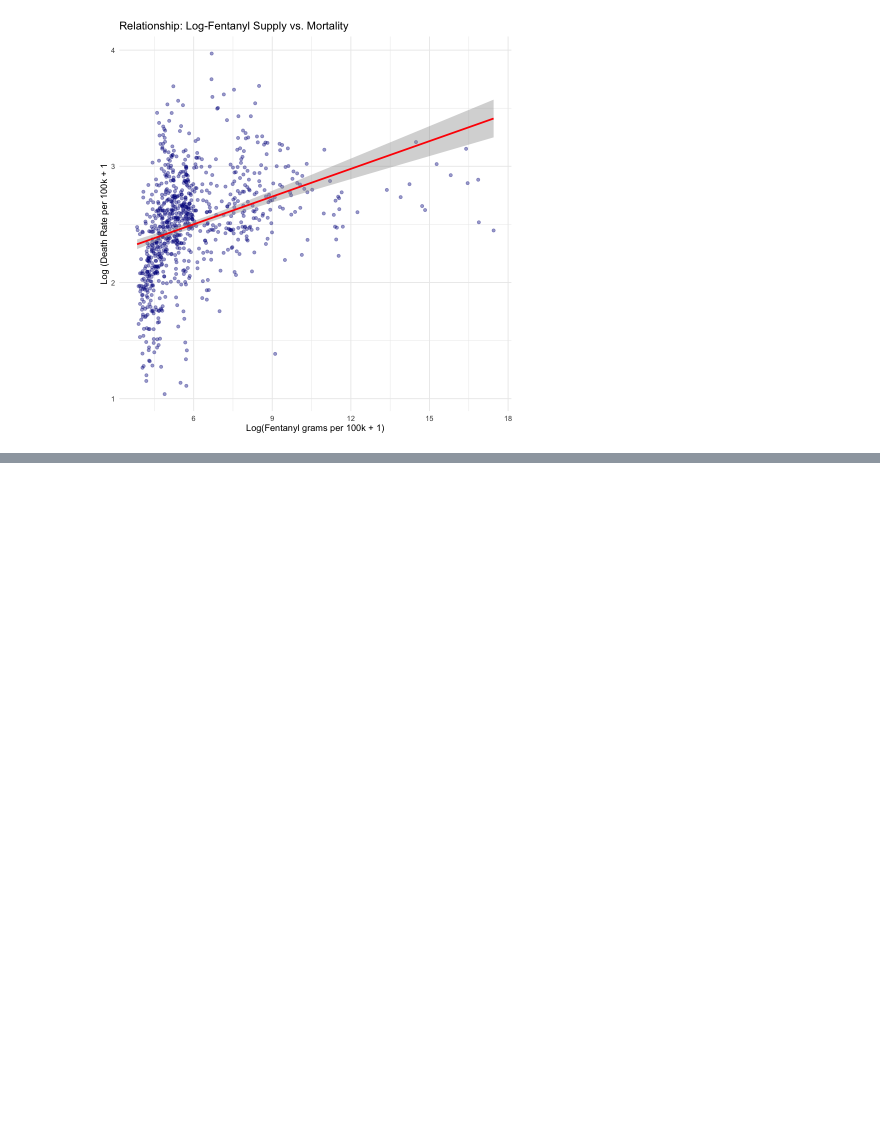
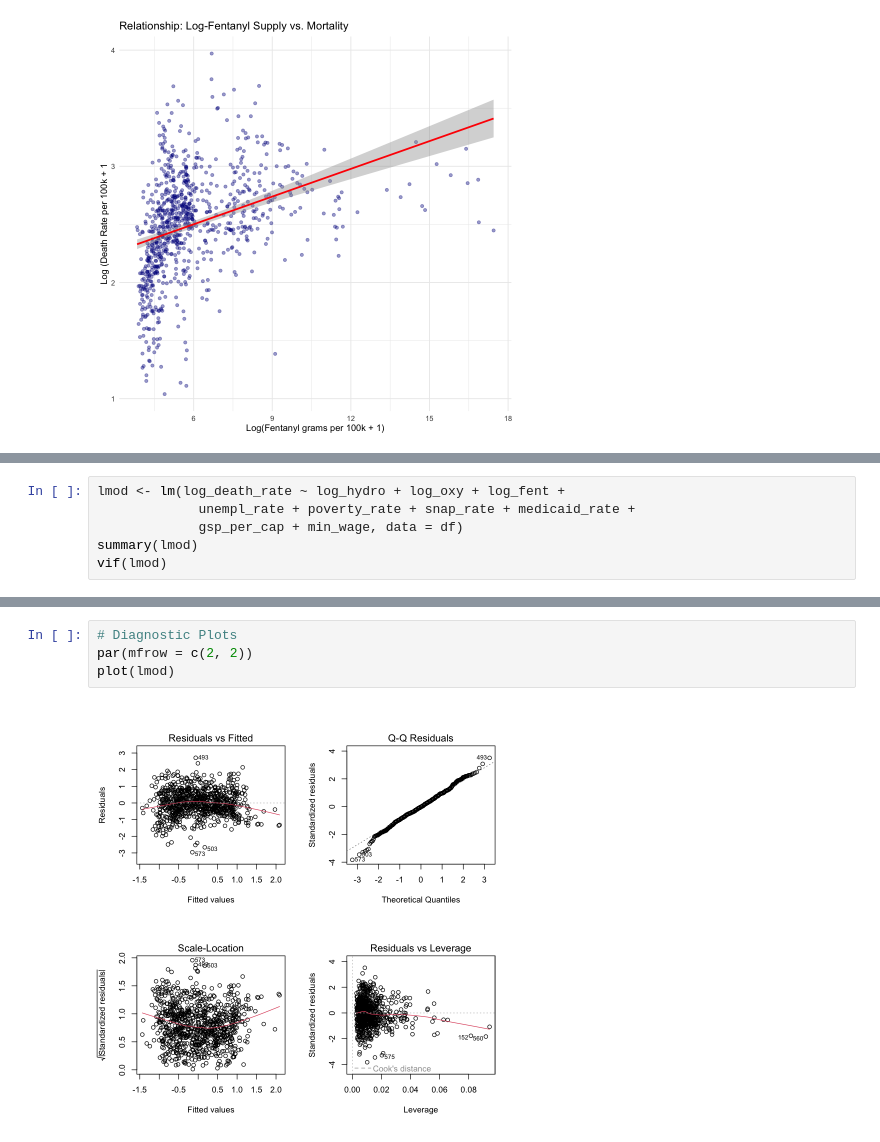
Before and after one commit to amberteetsel/opioid-crisis, a Jupyter notebook: src/mlr.ipynb, the cells around one changed output, grey strips where cells are left out. Saved outputs shown, nothing was run; the diff lists cells and outputs as text; blank space fills up the shorter version.

```diff
--- a/src/mlr.ipynb
+++ b/src/mlr.ipynb
@@ -105,0 +131,6 @@ ggplot(df, aes(x = log_fent, y = log_death_rate)) +
+# %%
+lmod <- lm(log_death_rate ~ log_hydro + log_oxy + log_fent +
+             unempl_rate + poverty_rate + snap_rate + medicaid_rate +
+             gsp_per_cap + min_wage, data = df)
+summary(lmod)
+vif(lmod)
@@ -105,0 +159,6 @@ ggplot(df, aes(x = log_fent, y = log_death_rate)) +
+# %%
+# Diagnostic Plots
+par(mfrow = c(2, 2))
+plot(lmod)
+# %% [output]
+[figure, added]
```
Also changed, not shown: parts of 15 cells of this notebook, 4 other files.
